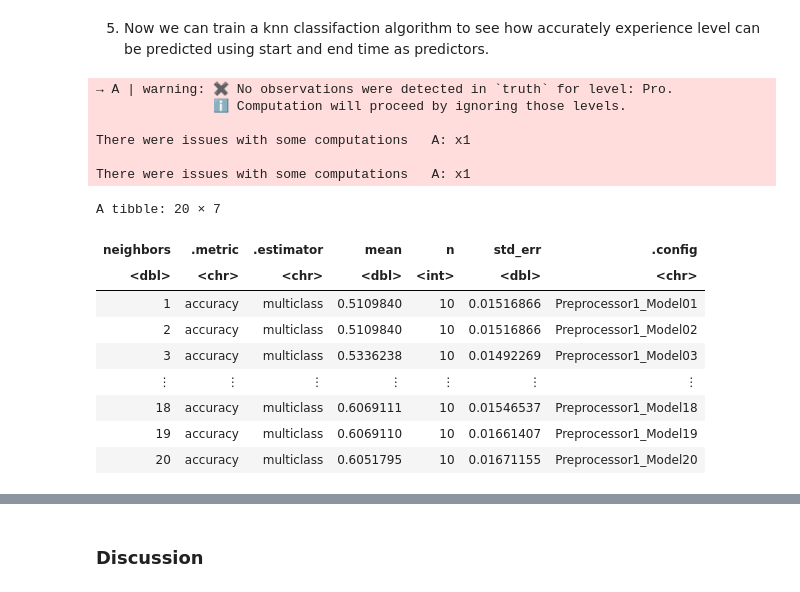
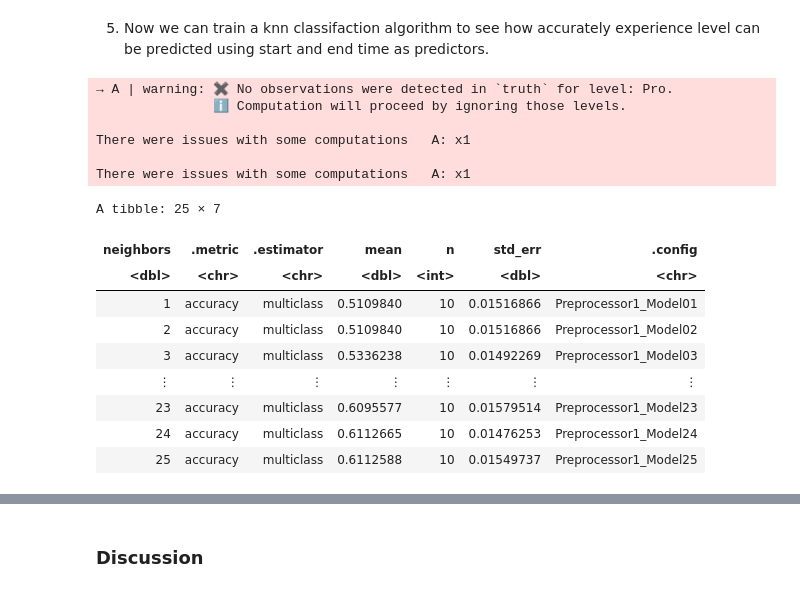
Before and after one commit to mulch-eater-prime/DSCI-Group-17-Project, a Jupyter notebook: Work.ipynb, the cells around one changed output, grey strips where cells are left out. Drawn from its saved outputs; the diff is of its cells as text; code cells hidden in the pictures.

```diff
--- a/Work.ipynb
+++ b/Work.ipynb
@@ -156,37 +156,37 @@ minecraft_recipe <- recipe(experience ~ start_msm + duration, data = minecraft_t
     step_scale(all_predictors()) |>
     step_center(all_predictors())
 
 minecraft_spec <- nearest_neighbor(weight_func = "rectangular", neighbors = tune()) |>
     set_engine("kknn") |>
     set_mode("classification")
 
 minecraft_vfold <- vfold_cv(minecraft_train, v = 10, strata = experience)
 
-k_vals <- tibble(neighbors = seq(from = 1, to = 20, by = 1))
+k_vals <- tibble(neighbors = seq(from = 1, to = 25, by = 1))
 
 minecraft_results <- workflow() |>
     add_recipe(minecraft_recipe) |>
     add_model(minecraft_spec) |>
     tune_grid(resamples = minecraft_vfold, grid = k_vals) |>
     collect_metrics() |>
     filter(.metric == "accuracy")
 minecraft_results
 # %% [output]
 → A | warning: ✖ No observations were detected in `truth` for level: Pro.
                ℹ Computation will proceed by ignoring those levels.
 
 There were issues with some computations   A: x1
 
 There were issues with some computations   A: x1
-A tibble: 20 × 7
+A tibble: 25 × 7
 | neighbors | .metric | .estimator | mean | n | std_err | .config |
 | <dbl> | <chr> | <chr> | <dbl> | <int> | <dbl> | <chr> |
 | 1 | accuracy | multiclass | 0.5109840 | 10 | 0.01516866 | Preprocessor1_Model01 |
 | 2 | accuracy | multiclass | 0.5109840 | 10 | 0.01516866 | Preprocessor1_Model02 |
 | 3 | accuracy | multiclass | 0.5336238 | 10 | 0.01492269 | Preprocessor1_Model03 |
 | ⋮ | ⋮ | ⋮ | ⋮ | ⋮ | ⋮ | ⋮ |
-| 18 | accuracy | multiclass | 0.6069111 | 10 | 0.01546537 | Preprocessor1_Model18 |
-| 19 | accuracy | multiclass | 0.6069110 | 10 | 0.01661407 | Preprocessor1_Model19 |
-| 20 | accuracy | multiclass | 0.6051795 | 10 | 0.01671155 | Preprocessor1_Model20 |
+| 23 | accuracy | multiclass | 0.6095577 | 10 | 0.01579514 | Preprocessor1_Model23 |
+| 24 | accuracy | multiclass | 0.6112665 | 10 | 0.01476253 | Preprocessor1_Model24 |
+| 25 | accuracy | multiclass | 0.6112588 | 10 | 0.01549737 | Preprocessor1_Model25 |
 # %%
 
```
Also changed, not shown: parts of 5 cells of this notebook.
